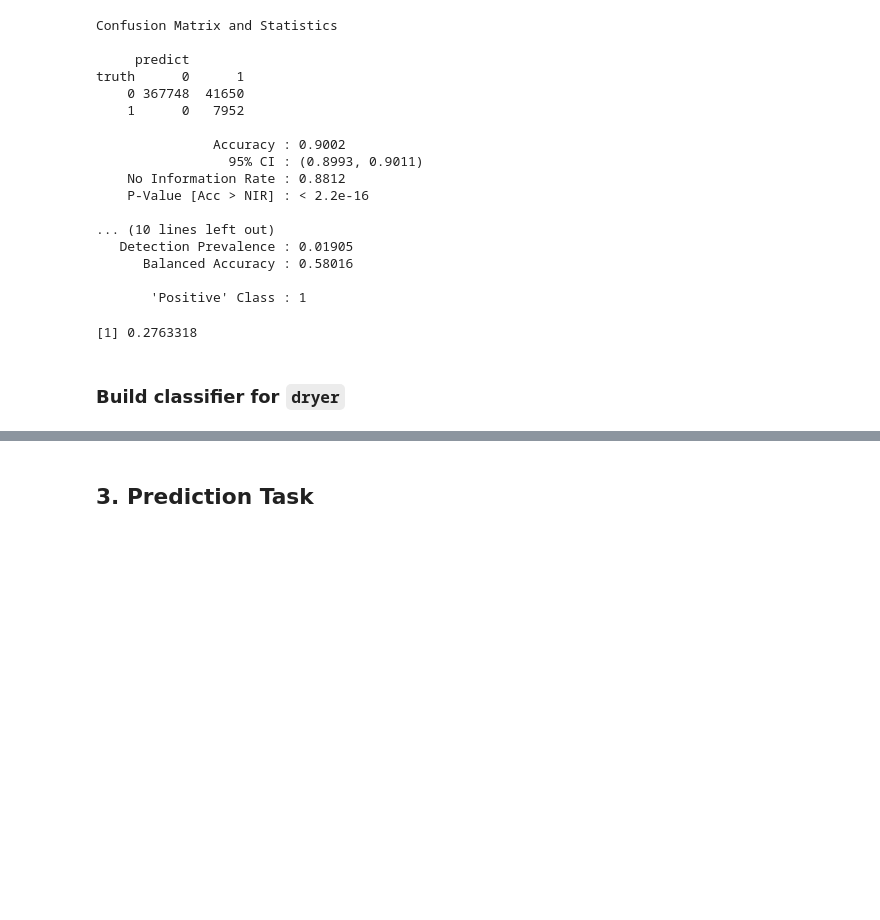
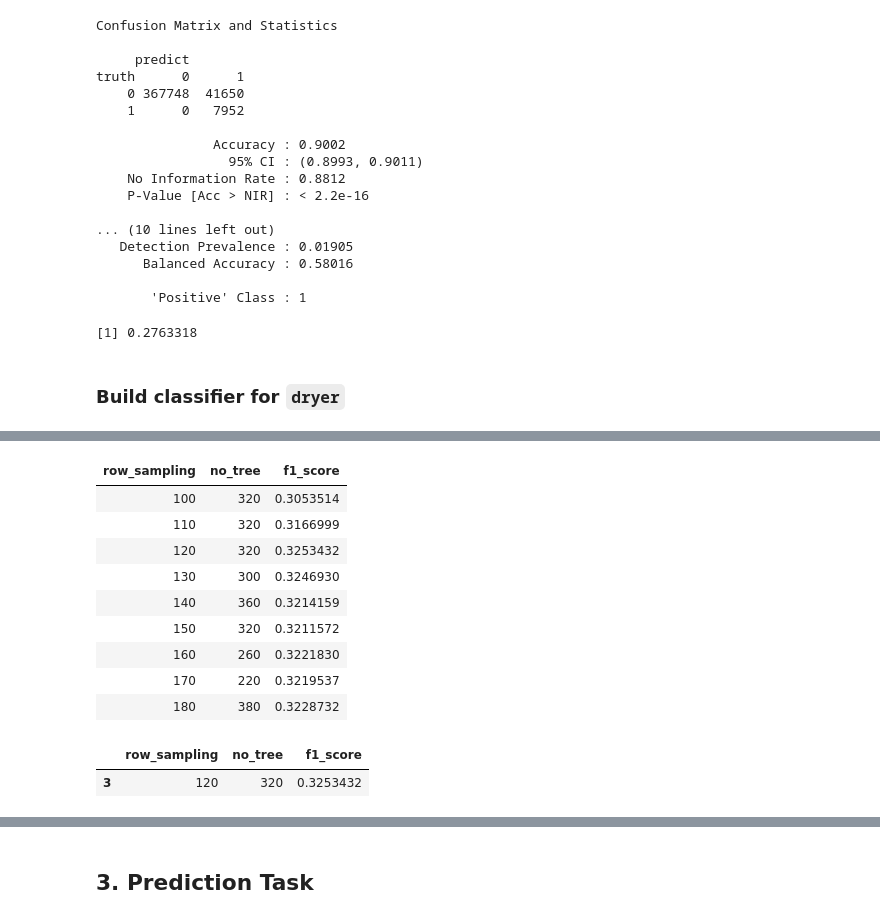
Before and after one commit to DanielTranDS/Appliance-EDA-Classification, a Jupyter notebook: AppliancesClassification_Codes.ipynb, the cells around one changed output, grey strips where cells are left out. Saved outputs shown, nothing was run; the diff lists cells and outputs as text; code cells hidden in the pictures; blank space fills up the shorter version.

```diff
--- a/AppliancesClassification_Codes.ipynb
+++ b/AppliancesClassification_Codes.ipynb
@@ -1269,0 +1398,20 @@ wash.f1
+# %%
+bestrow
+# %% [output]
+| row_sampling | no_tree | f1_score |
+| 100 | 320 | 0.3053514 |
+| 110 | 320 | 0.3166999 |
+| 120 | 320 | 0.3253432 |
+| 130 | 300 | 0.3246930 |
+| 140 | 360 | 0.3214159 |
+| 150 | 320 | 0.3211572 |
+| 160 | 260 | 0.3221830 |
+| 170 | 220 | 0.3219537 |
+| 180 | 380 | 0.3228732 |
+# %%
+#Get the best combination of row_sampling and no_tree that results in the highest f1 score
+dryer.bestrow<-bestrow[bestrow$f1_score==max(bestrow$f1_score),]
+dryer.bestrow
+# %% [output]
+|  | row_sampling | no_tree | f1_score |
+| 3 | 120 | 320 | 0.3253432 |
```
Also changed, not shown: parts of 15 cells of this notebook.
